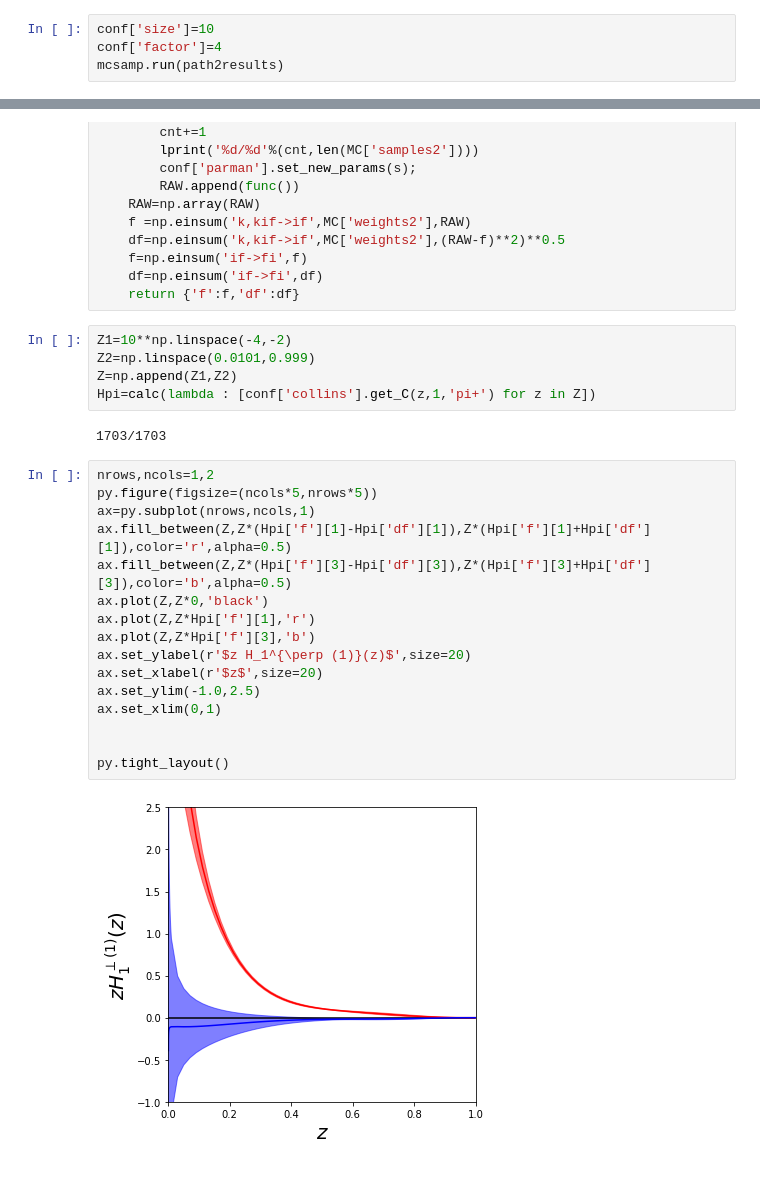
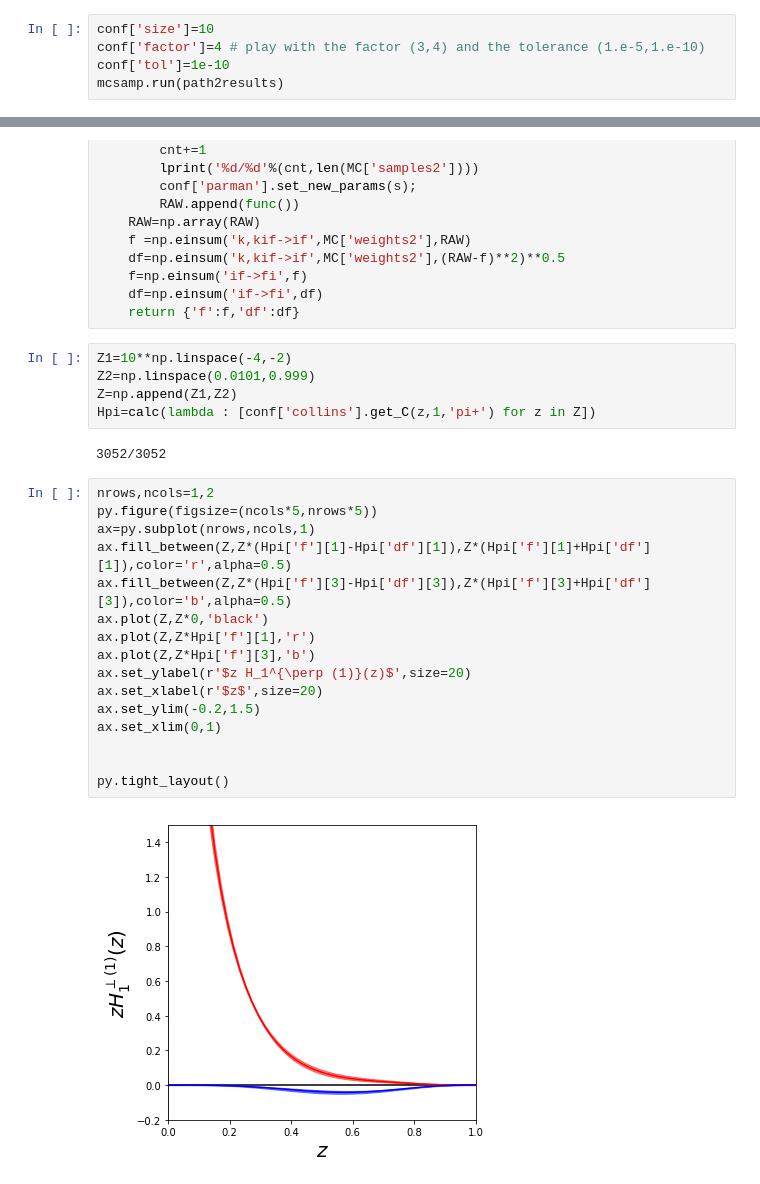
Before and after one commit to zack0179/transfer, a Jupyter notebook: fitlab/notebooks/sia_collins_alexei.ipynb, the cells around one changed output, grey strips where cells are left out. Cells and saved outputs as stored; diff of their text form.

```diff
--- a/fitlab/notebooks/sia_collins_alexei.ipynb
+++ b/fitlab/notebooks/sia_collins_alexei.ipynb
@@ -105,6 +105,7 @@ multiprocess setup: ncpus=1 / observable
 - the code will start n independent runs specified by size
 # %%
 conf['size']=10
-conf['factor']=4
+conf['factor']=4 # play with the factor (3,4) and the tolerance (1.e-5,1.e-10)
+conf['tol']=1e-10
 mcsamp.run(path2results)
 # %% [output]
@@ -404,22 +404,22 @@ Z2=np.linspace(0.0101,0.999)
 Z=np.append(Z1,Z2)
 Hpi=calc(lambda : [conf['collins'].get_C(z,1,'pi+') for z in Z])
 # %% [output]
-1703/1703
+3052/3052
 # %%
 nrows,ncols=1,2
 py.figure(figsize=(ncols*5,nrows*5))
 ax=py.subplot(nrows,ncols,1)
 ax.fill_between(Z,Z*(Hpi['f'][1]-Hpi['df'][1]),Z*(Hpi['f'][1]+Hpi['df'][1]),color='r',alpha=0.5)
 ax.fill_between(Z,Z*(Hpi['f'][3]-Hpi['df'][3]),Z*(Hpi['f'][3]+Hpi['df'][3]),color='b',alpha=0.5)
 ax.plot(Z,Z*0,'black')
 ax.plot(Z,Z*Hpi['f'][1],'r')
 ax.plot(Z,Z*Hpi['f'][3],'b')
 ax.set_ylabel(r'$z H_1^{\perp (1)}(z)$',size=20)
 ax.set_xlabel(r'$z$',size=20)
-ax.set_ylim(-1.0,2.5)
+ax.set_ylim(-0.2,1.5)
 ax.set_xlim(0,1)
 
 
 py.tight_layout()
 # %% [output]
-[figure, old version]
+[figure, new version]
```
Also changed, not shown: parts of 7 cells of this notebook.
